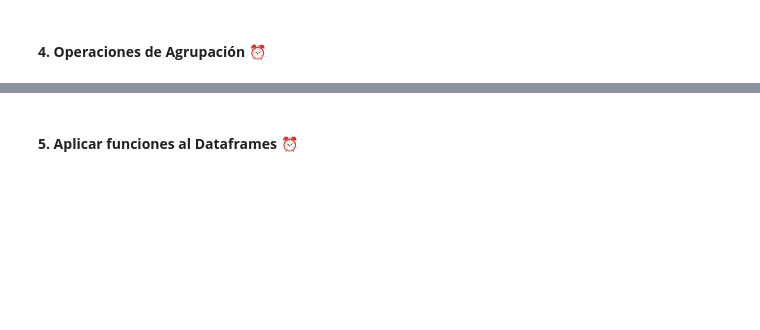
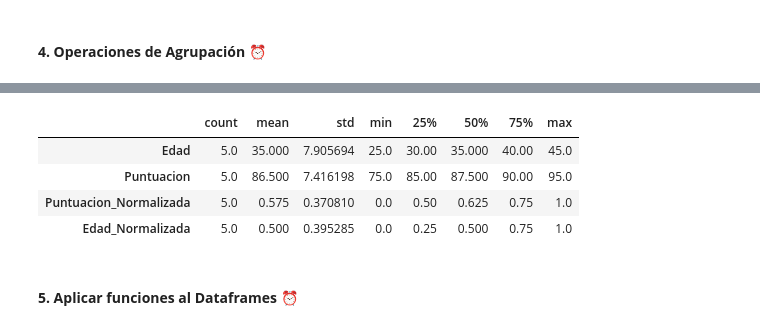
Before and after one commit to jaquimbayoc7/DiplomadoML2025, a Jupyter notebook: Modulo 1 - Introduccion a ML y EDA/1.2. Códigos/3. IntroduccionPandas.ipynb, the cells around one changed output, grey strips where cells are left out. Cells and saved outputs as stored; diff of their text form; code cells hidden in the pictures; blank space fills up the shorter version.

```diff
--- a/Modulo 1 - Introduccion a ML y EDA/1.2. Códigos/3. IntroduccionPandas.ipynb
+++ b/Modulo 1 - Introduccion a ML y EDA/1.2. Códigos/3. IntroduccionPandas.ipynb
@@ -206,2 +244,36 @@ df
 # %% [markdown]
 #### **4. Operaciones de Agrupación** ⏰
+# %%
+print("\n## Operaciones estadísticas básicas")
+print("Media de edad:", df['Edad'].mean())
+print("Mediana de puntuación:", df['Puntuacion'].median())
+print("Desviación estándar de edad:", df['Edad'].std())
+print("Valor mínimo de puntuación:", df['Puntuacion'].min())
+print("Valor máximo de edad:", df['Edad'].max())
+
+print("\n## Agrupación de datos")
+print("Agrupación por Ciudad y promedio de puntuación:")
+print(df.groupby('Ciudad')['Puntuacion'].mean())
+
+print("\n## Ordenación de datos")
+print("DataFrame ordenado por Puntuación (descendente):")
+print(df.sort_values('Edad', ascending=False))
+
+print("\n## Aplicación de funciones")
+print("Aplicando una función personalizada a la columna Edad:")
+print(df['Edad'].apply(lambda i: "Joven" if i < 35 else "Adulto"))
+df['Validacion'] = df['Edad'].apply(lambda i: "Joven" if i < 35 else "Adulto")
+
+df['Validación'] = df['Edad'].apply(lambda i: "Joven" if i < 35 else "Adulto")
+df
+
+df.drop('Validación', axis=1, inplace=True)
+df
+
+
+print("\n## Creación de nuevas columnas")
+df['Categoria'] = df['Edad'].apply(lambda x: "Joven" if x < 35 else "Adulto")
+df['Puntuacion_Normalizada'] = (df['Puntuacion'] - df['Puntuacion'].min()) / (df['Puntuacion'].max() - df['Puntuacion'].min())
+df['Edad_Normalizada'] = (df['Edad'] - df['Edad'].min()) / (df['Edad'].max() - df['Edad'].min())
+print("DataFrame con nuevas columnas:")
+print(df)
@@ -208,2 +298,10 @@ df
+# %%
+df.describe().T
+# %% [output]
+|  | count | mean | std | min | 25% | 50% | 75% | max |
+| Edad | 5.0 | 35.000 | 7.905694 | 25.0 | 30.00 | 35.000 | 40.00 | 45.0 |
+| Puntuacion | 5.0 | 86.500 | 7.416198 | 75.0 | 85.00 | 87.500 | 90.00 | 95.0 |
+| Puntuacion_Normalizada | 5.0 | 0.575 | 0.370810 | 0.0 | 0.50 | 0.625 | 0.75 | 1.0 |
+| Edad_Normalizada | 5.0 | 0.500 | 0.395285 | 0.0 | 0.25 | 0.500 | 0.75 | 1.0 |
 # %% [markdown]
 #### **5. Aplicar funciones al Dataframes** ⏰
```
Also changed, not shown: parts of 8 cells of this notebook.
